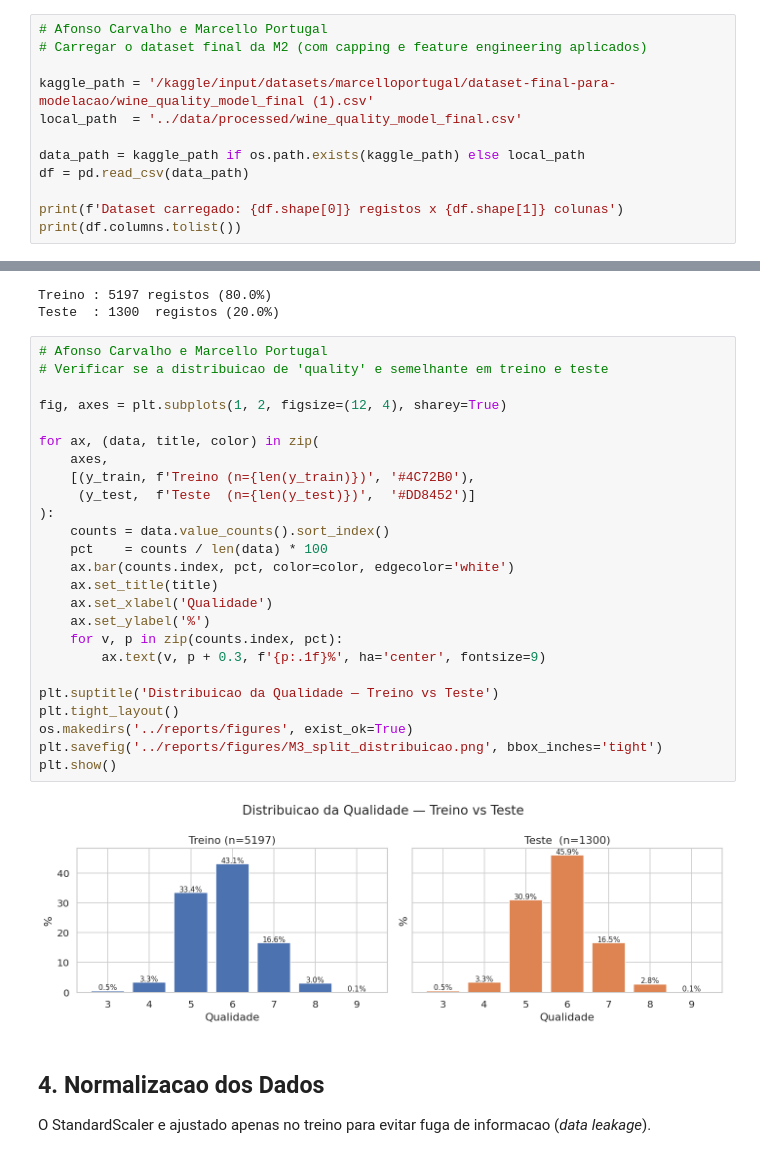
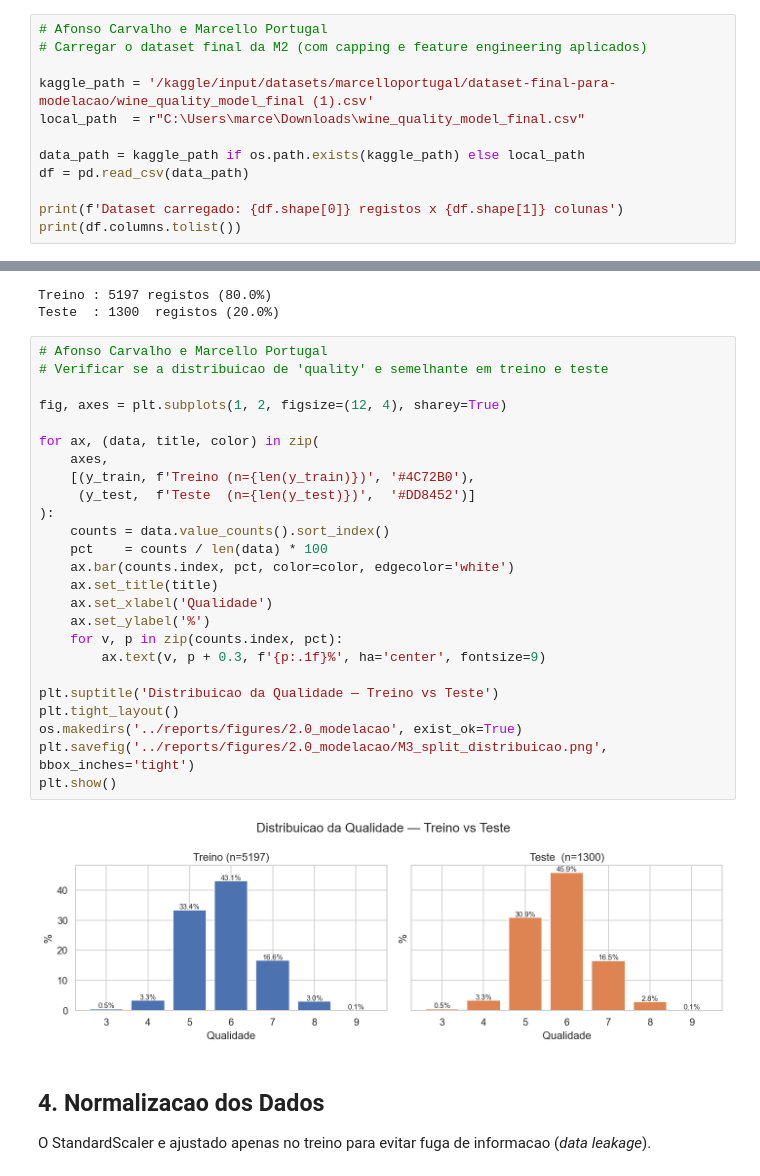
Before and after one commit to MarcelloPortugal03/Projeto-Em-Ciencia-De-Dados, a Jupyter notebook: notebooks/2.0_modelacao_treino.ipynb, the cells around one changed output, grey strips where cells are left out. Cells and saved outputs as stored; diff of their text form.

Commit message:
Kaggle Notebook | 2.0_modelacao_treino | Version 7

```diff
--- a/notebooks/2.0_modelacao_treino.ipynb
+++ b/notebooks/2.0_modelacao_treino.ipynb
@@ -37,7 +38,7 @@ SEED = 42
 # Carregar o dataset final da M2 (com capping e feature engineering aplicados)
 
 kaggle_path = '/kaggle/input/datasets/marcelloportugal/dataset-final-para-modelacao/wine_quality_model_final (1).csv'
-local_path  = '../data/processed/wine_quality_model_final.csv'
+local_path  = r"C:\Users\marce\Downloads\wine_quality_model_final.csv"
 
 data_path = kaggle_path if os.path.exists(kaggle_path) else local_path
 df = pd.read_csv(data_path)
@@ -111,30 +113,30 @@ Teste  : 1300  registos (20.0%)
 # %%
 # Afonso Carvalho e Marcello Portugal
 # Verificar se a distribuicao de 'quality' e semelhante em treino e teste
 
 fig, axes = plt.subplots(1, 2, figsize=(12, 4), sharey=True)
 
 for ax, (data, title, color) in zip(
     axes,
     [(y_train, f'Treino (n={len(y_train)})', '#4C72B0'),
      (y_test,  f'Teste  (n={len(y_test)})',  '#DD8452')]
 ):
     counts = data.value_counts().sort_index()
     pct    = counts / len(data) * 100
     ax.bar(counts.index, pct, color=color, edgecolor='white')
     ax.set_title(title)
     ax.set_xlabel('Qualidade')
     ax.set_ylabel('%')
     for v, p in zip(counts.index, pct):
         ax.text(v, p + 0.3, f'{p:.1f}%', ha='center', fontsize=9)
 
 plt.suptitle('Distribuicao da Qualidade — Treino vs Teste')
 plt.tight_layout()
-os.makedirs('../reports/figures', exist_ok=True)
-plt.savefig('../reports/figures/M3_split_distribuicao.png', bbox_inches='tight')
+os.makedirs('../reports/figures/2.0_modelacao', exist_ok=True)
+plt.savefig('../reports/figures/2.0_modelacao/M3_split_distribuicao.png', bbox_inches='tight')
 plt.show()
 # %% [output]
-[figure, old version]
+[figure, new version]
 # %% [markdown]
 ## 4. Normalizacao dos Dados
 O StandardScaler e ajustado apenas no treino para evitar fuga de informacao (*data leakage*).
```
Also changed, not shown: parts of 18 cells of this notebook.
